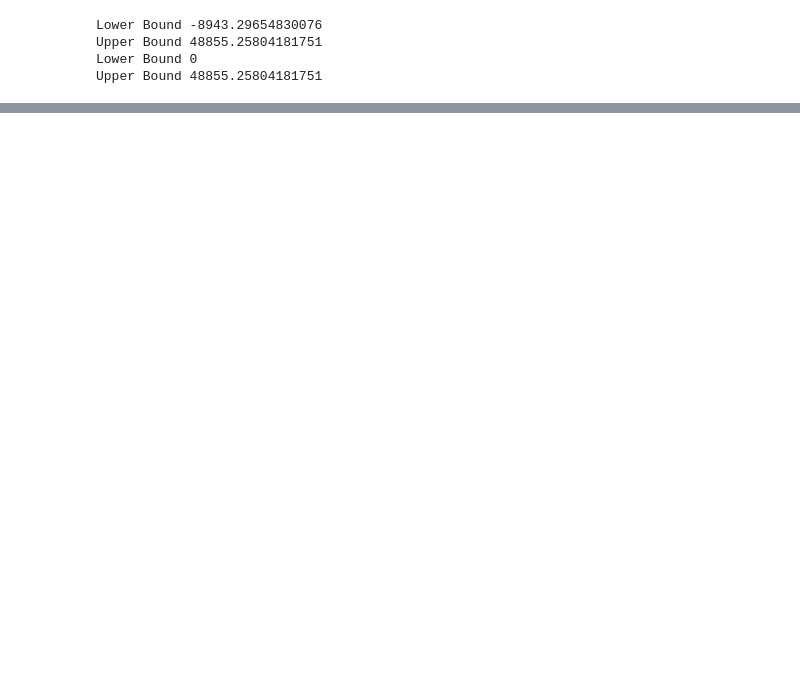
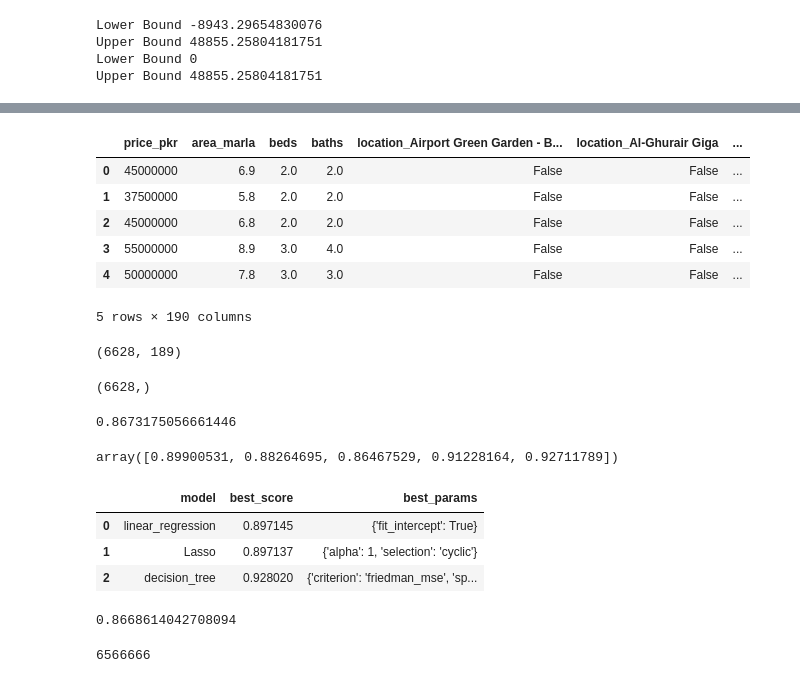
Before and after one commit to aliturab99/Islamabad_House_price_prediction_ML_Project, a Jupyter notebook: Zameen_com_Islamabad_Properties_Data_Science_Project.ipynb, the cells around one changed output, grey strips where cells are left out. Cells and saved outputs as stored; diff of their text form; code cells hidden in the pictures; blank space fills up the shorter version.

Commit message:
Created Models, Compare Some Models, and Select Decision Tree because on Comparison this was best in my case

```diff
--- a/Zameen_com_Islamabad_Properties_Data_Science_Project.ipynb
+++ b/Zameen_com_Islamabad_Properties_Data_Science_Project.ipynb
@@ -310,0 +380,10 @@ display(df6.describe())
+# %%
+df9.head()
+# %% [output]
+|  | price_pkr | area_marla | beds | baths | location_Airport Green Garden - B... | location_Al-Ghurair Giga | ... |
+| 0 | 45000000 | 6.9 | 2.0 | 2.0 | False | False | ... |
+| 1 | 37500000 | 5.8 | 2.0 | 2.0 | False | False | ... |
+| 2 | 45000000 | 6.8 | 2.0 | 2.0 | False | False | ... |
+| 3 | 55000000 | 8.9 | 3.0 | 4.0 | False | False | ... |
+| 4 | 50000000 | 7.8 | 3.0 | 3.0 | False | False | ... |
+5 rows × 190 columns
@@ -310,0 +393,6 @@ display(df6.describe())
+# %%
+display(X.shape)
+display(y.shape)
+# %% [output]
+(6628, 189)
+(6628,)
@@ -310,0 +405,14 @@ display(df6.describe())
+# %%
+lr_model = LinearRegression()
+lr_model.fit(X_train, y_train)
+lr_model.score(X_test, y_test)
+# %% [output]
+0.8673175056661446
+# %%
+from sklearn.model_selection import ShuffleSplit, cross_val_score
+
+cv = ShuffleSplit(n_splits=5, test_size=0.2, random_state=0)
+
+cross_val_score(LinearRegression(), X, y, cv=cv)
+# %% [output]
+array([0.89900531, 0.88264695, 0.86467529, 0.91228164, 0.92711789])
@@ -310,0 +462,13 @@ display(df6.describe())
+# %%
+find_best_model_using_gridsearchcv(X, y)
+# %% [output]
+|  | model | best_score | best_params |
+| 0 | linear_regression | 0.897145 | {'fit_intercept': True} |
+| 1 | Lasso | 0.897137 | {'alpha': 1, 'selection': 'cyclic'} |
+| 2 | decision_tree | 0.928020 | {'criterion': 'friedman_mse', 'sp... |
+# %%
+decision_tree_model = DecisionTreeRegressor(criterion="squared_error", splitter="random")
+decision_tree_model.fit(X_train, y_train)
+decision_tree_model.score(X_test, y_test)
+# %% [output]
+0.8668614042708094
@@ -310,0 +497,4 @@ display(df6.describe())
+# %%
+int(predict_house_price("DHA", 2, 1, 1))
+# %% [output]
+6566666
```
Also changed, not shown: parts of 18 cells of this notebook.
